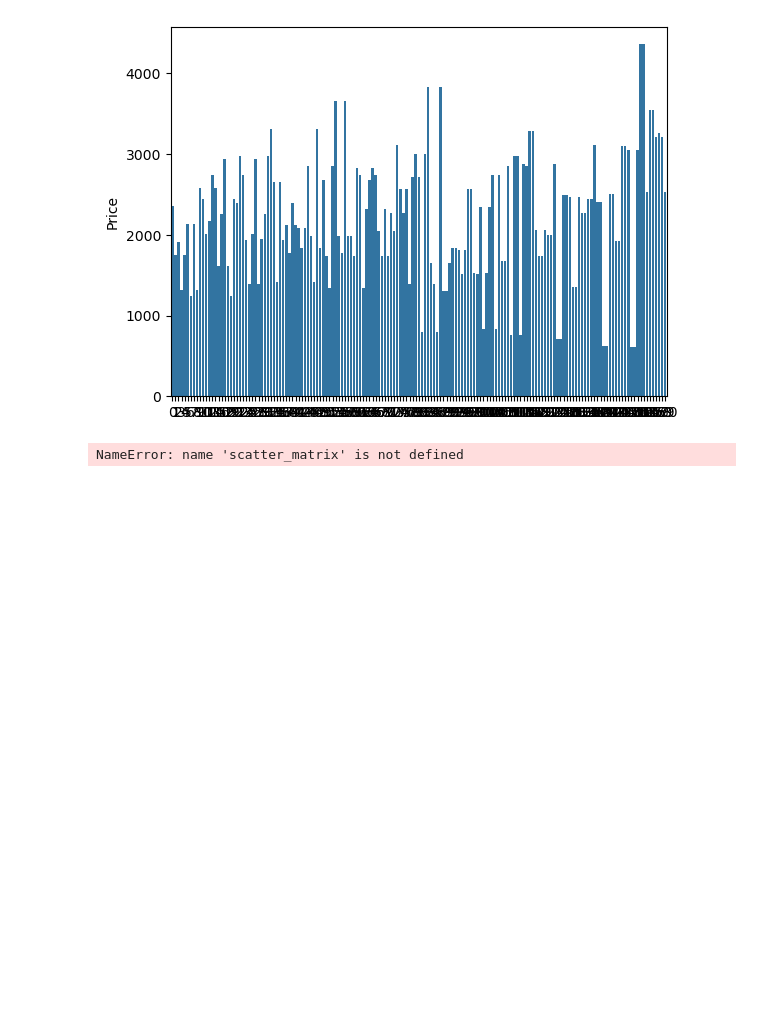
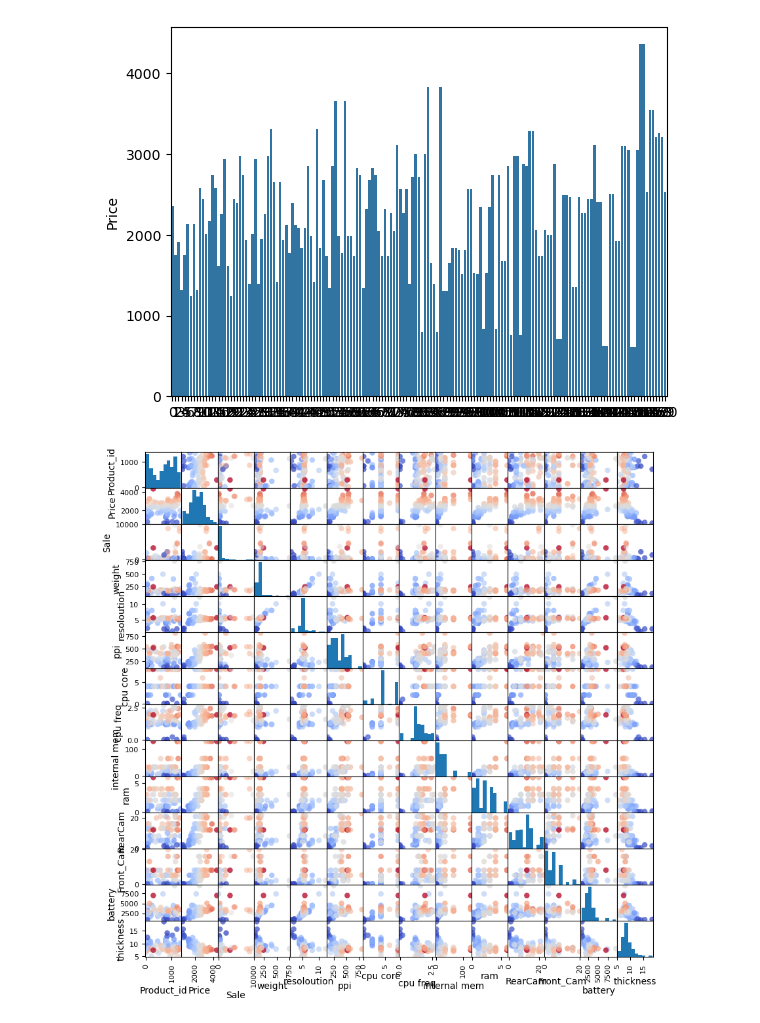
Before and after one commit to sumit11007/mobileprediction, a Jupyter notebook: notebook_main.ipynb, the cells around one changed output. Drawn from its saved outputs; the diff is of its cells as text; code cells hidden in the pictures; blank space fills up the shorter version.

```diff
--- a/notebook_main.ipynb
+++ b/notebook_main.ipynb
@@ -81,7 +89,7 @@ plt.show()
 # %%
 # Using scater-matrix plot
 
-scatter_matrix(df, diagonal = "hist", marker = "o", c = train_df['Price'], cmap = 'coolwarm', figsize = (10,8))
+scatter_matrix(df, diagonal = "hist", marker = "o", c = df['Price'], cmap = 'coolwarm', figsize = (10,10))
 plt.show()
 # %% [output]
-NameError: name 'scatter_matrix' is not defined
+[figure, added]
```
Also changed, not shown: parts of 9 cells of this notebook.
